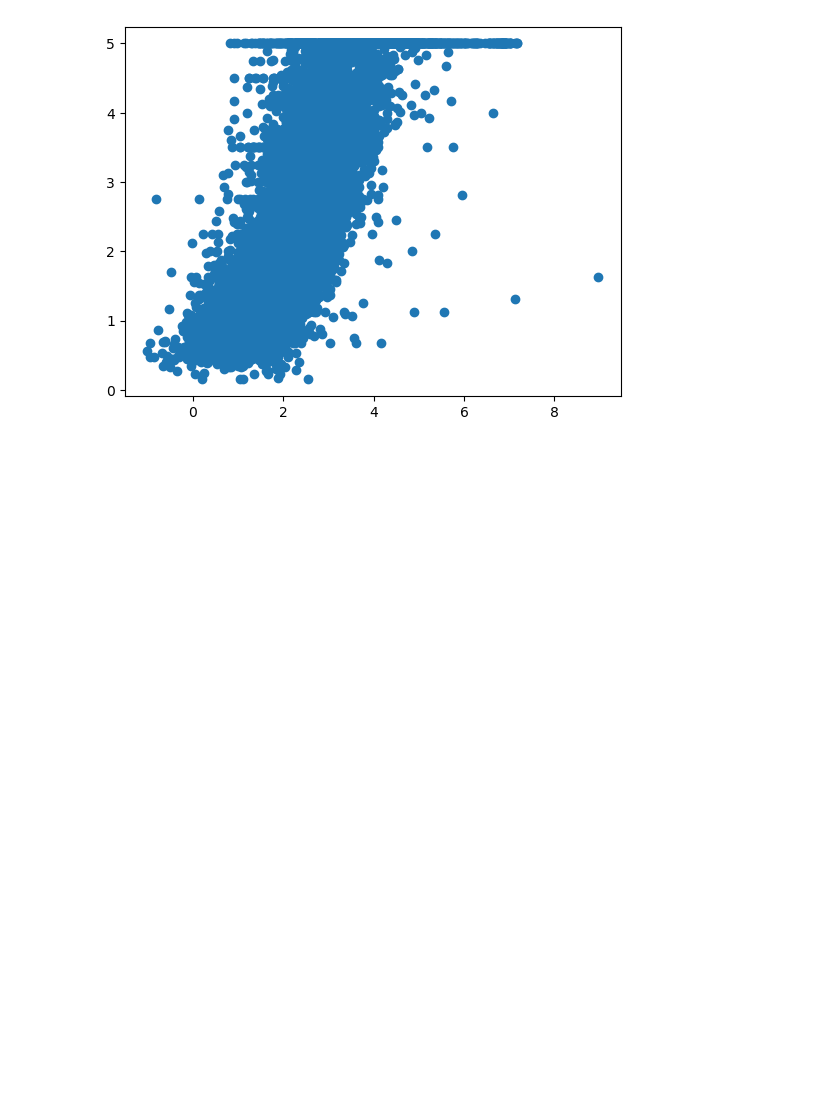
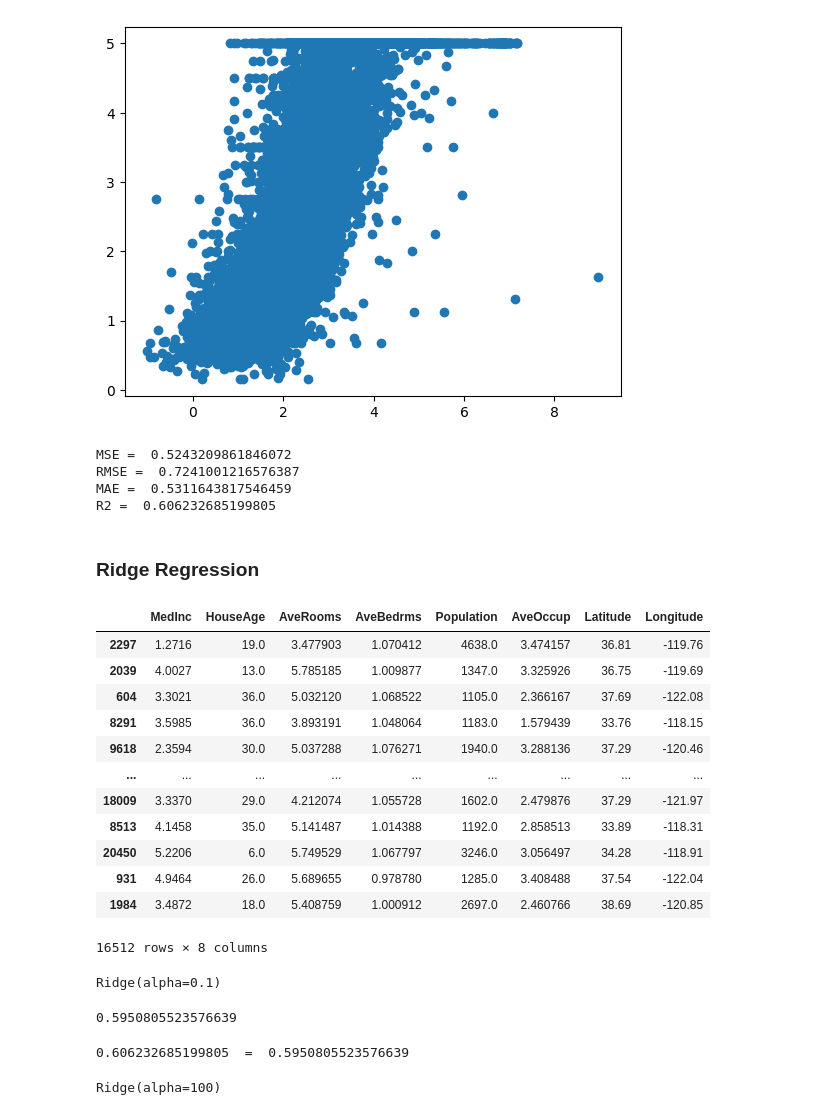
Before and after one commit to PugazhendhiRathinasabapathy/ML_Practice_Zone, a Jupyter notebook: CoursePractice.ipynb, the cells around one changed output. Drawn from its saved outputs; the diff is of its cells as text; code cells hidden in the pictures; blank space fills up the shorter version.

Commit message:
Hyperparameter_tuning

```diff
--- a/CoursePractice.ipynb
+++ b/CoursePractice.ipynb
@@ -129,3 +149,53 @@ plt.scatter(pred,y)
 # %% [output]
 <matplotlib.collections.PathCollection at 0x...>
 [figure]
+# %%
+#Getting familiar with the metrics.
+from sklearn.metrics import mean_squared_error, mean_absolute_error, r2_score
+
+mse = mean_squared_error(y,pred) #mean sqaured error
+print("MSE = ",mse)
+
+rmse = np.sqrt(mse) #root mean squared error
+print("RMSE = ",rmse)
+
+mae = mean_absolute_error(y,pred) #mean absolute error
+print("MAE = ",mae)
+
+r2 = r2_score(y,pred) #R-sqaure error
+print("R2 = ",r2)
+# %% [output]
+MSE =  0.5243209861846072
+RMSE =  0.7241001216576387
+MAE =  0.5311643817546459
+R2 =  0.606232685199805
+# %% [markdown]
+### Ridge Regression
+# %%
+# Train test split
+from sklearn.model_selection import train_test_split
+
+X_train,X_test,y_train,y_test = train_test_split(X, y ,test_size=0.2, random_state=41) #80-20 split -> test_size=0.2
+# %%
+X_train
+# %% [output]
+|  | MedInc | HouseAge | AveRooms | AveBedrms | Population | AveOccup | Latitude | Longitude |
+| 2297 | 1.2716 | 19.0 | 3.477903 | 1.070412 | 4638.0 | 3.474157 | 36.81 | -119.76 |
+| 2039 | 4.0027 | 13.0 | 5.785185 | 1.009877 | 1347.0 | 3.325926 | 36.75 | -119.69 |
+| 604 | 3.3021 | 36.0 | 5.032120 | 1.068522 | 1105.0 | 2.366167 | 37.69 | -122.08 |
+| 8291 | 3.5985 | 36.0 | 3.893191 | 1.048064 | 1183.0 | 1.579439 | 33.76 | -118.15 |
+| 9618 | 2.3594 | 30.0 | 5.037288 | 1.076271 | 1940.0 | 3.288136 | 37.29 | -120.46 |
+| ... | ... | ... | ... | ... | ... | ... | ... | ... |
+| 18009 | 3.3370 | 29.0 | 4.212074 | 1.055728 | 1602.0 | 2.479876 | 37.29 | -121.97 |
+| 8513 | 4.1458 | 35.0 | 5.141487 | 1.014388 | 1192.0 | 2.858513 | 33.89 | -118.31 |
+| 20450 | 5.2206 | 6.0 | 5.749529 | 1.067797 | 3246.0 | 3.056497 | 34.28 | -118.91 |
+| 931 | 4.9464 | 26.0 | 5.689655 | 0.978780 | 1285.0 | 3.408488 | 37.54 | -122.04 |
+| 1984 | 3.4872 | 18.0 | 5.408759 | 1.000912 | 2697.0 | 2.460766 | 38.69 | -120.85 |
+16512 rows × 8 columns
+# %%
+from sklearn.linear_model import Ridge
+
+rid = Ridge(alpha=0.1)
+rid.fit(X_train,y_train)
+# %% [output]
+Ridge(alpha=0.1)
@@ -131,0 +204,15 @@ plt.scatter(pred,y)
+# %%
+r2_ridge = r2_score(y_test,y_pred)
+print(r2_ridge)
+# %% [output]
+0.5950805523576639
+# %%
+print(r2," = ", r2_ridge)
+# %% [output]
+0.606232685199805  =  0.5950805523576639
+# %%
+#Hyperparameter tuning by changing the alpha value.
+tuned_ridge = Ridge(alpha=100)
+tuned_ridge.fit(X_train,y_train)
+# %% [output]
+Ridge(alpha=100)
```
Also changed, not shown: parts of 7 cells of this notebook.
